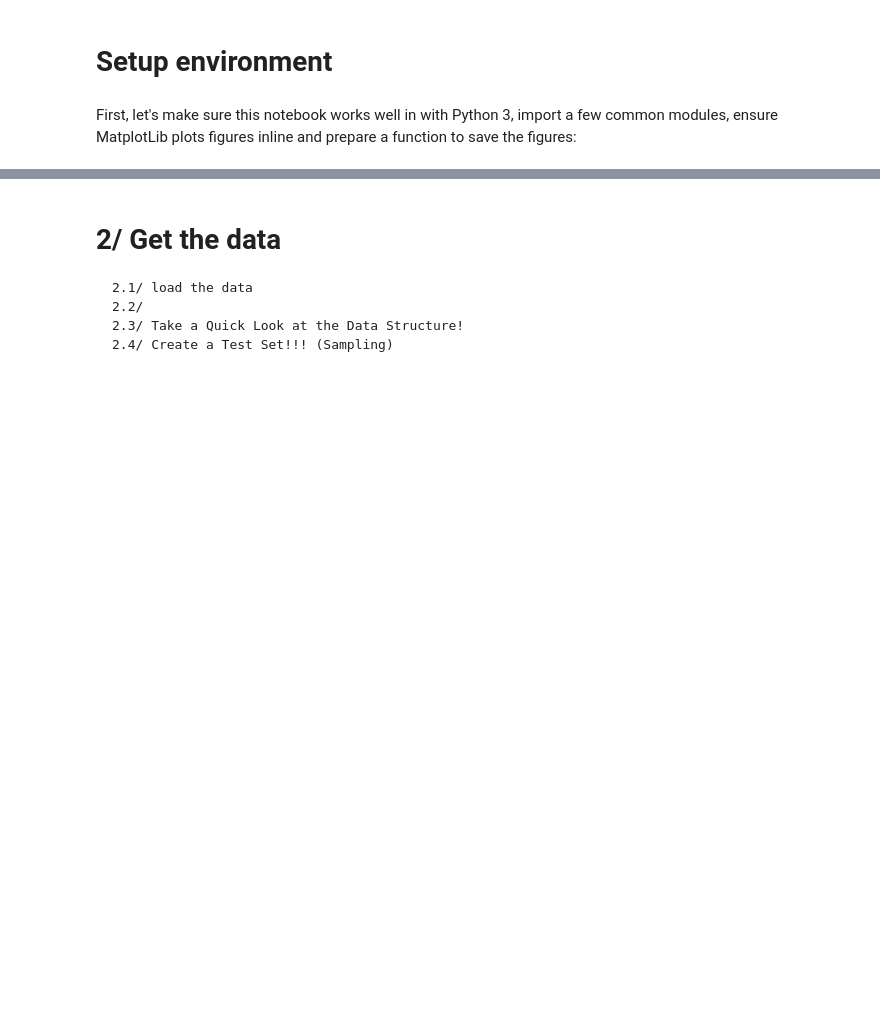
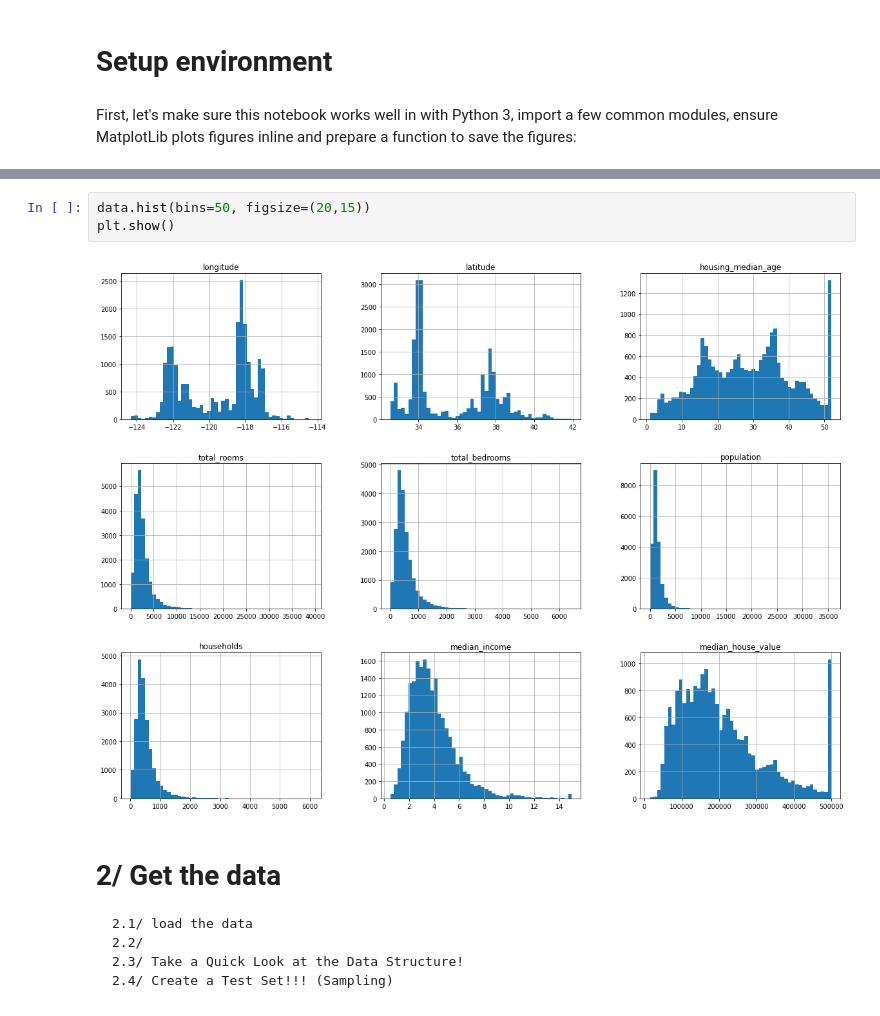
Before and after one commit to codingpanda19/mlgeo, a Jupyter notebook: 03_ml_project/mlgeo_03_full_project_development.ipynb, the cells around one changed output, grey strips where cells are left out. Drawn from its saved outputs; the diff is of its cells as text; blank space fills up the shorter version.

```diff
--- a/03_ml_project/mlgeo_03_full_project_development.ipynb
+++ b/03_ml_project/mlgeo_03_full_project_development.ipynb
@@ -62,3 +101,8 @@ else:
+# %%
+data.hist(bins=50, figsize=(20,15))
+plt.show()
+# %% [output]
+[figure, added]
 # %% [markdown]
 # 2/ Get the data
 
```
Also changed, not shown: parts of 52 cells of this notebook, 3 other files.
